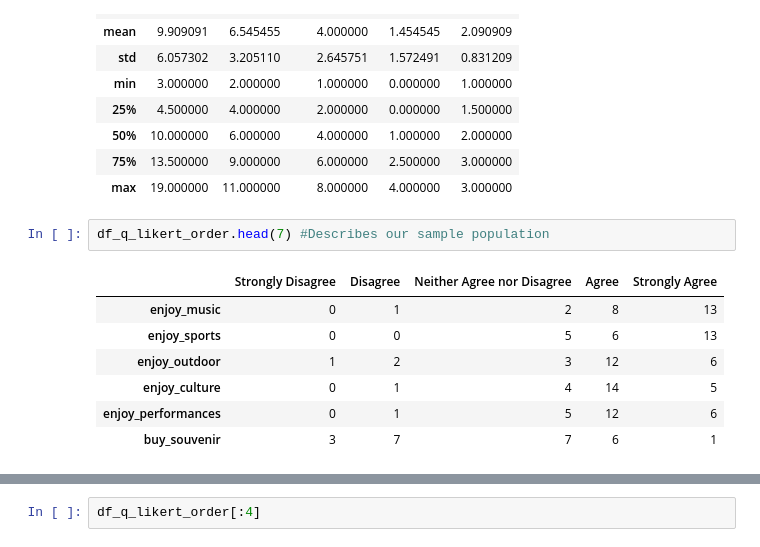
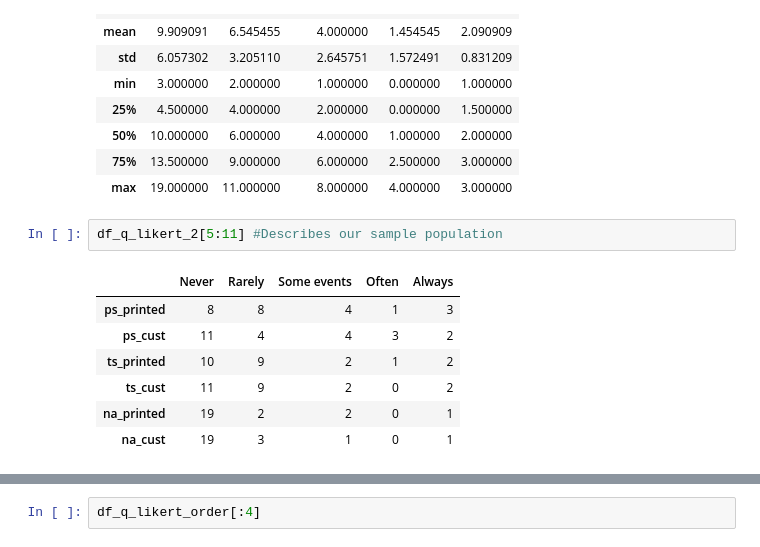
Before and after one commit to LibbyFender/Learning, a Jupyter notebook: SPEX650.ipynb, the cells around one changed output, grey strips where cells are left out. Drawn from its saved outputs; the diff is of its cells as text.

```diff
--- a/SPEX650.ipynb
+++ b/SPEX650.ipynb
@@ -577,12 +580,12 @@ df_q_likert_2.describe()
 | 75% | 13.500000 | 9.000000 | 6.000000 | 2.500000 | 3.000000 |
 | max | 19.000000 | 11.000000 | 8.000000 | 4.000000 | 3.000000 |
 # %%
-df_q_likert_order.head(7) #Describes our sample population
+df_q_likert_2[5:11] #Describes our sample population
 # %% [output]
-|  | Strongly Disagree | Disagree | Neither Agree nor Disagree | Agree | Strongly Agree |
-| enjoy_music | 0 | 1 | 2 | 8 | 13 |
-| enjoy_sports | 0 | 0 | 5 | 6 | 13 |
-| enjoy_outdoor | 1 | 2 | 3 | 12 | 6 |
-| enjoy_culture | 0 | 1 | 4 | 14 | 5 |
-| enjoy_performances | 0 | 1 | 5 | 12 | 6 |
-| buy_souvenir | 3 | 7 | 7 | 6 | 1 |
+|  | Never | Rarely | Some events | Often | Always |
+| ps_printed | 8 | 8 | 4 | 1 | 3 |
+| ps_cust | 11 | 4 | 4 | 3 | 2 |
+| ts_printed | 10 | 9 | 2 | 1 | 2 |
+| ts_cust | 11 | 9 | 2 | 0 | 2 |
+| na_printed | 19 | 2 | 2 | 0 | 1 |
+| na_cust | 19 | 3 | 1 | 0 | 1 |
```
Also changed, not shown: parts of 11 cells of this notebook.
